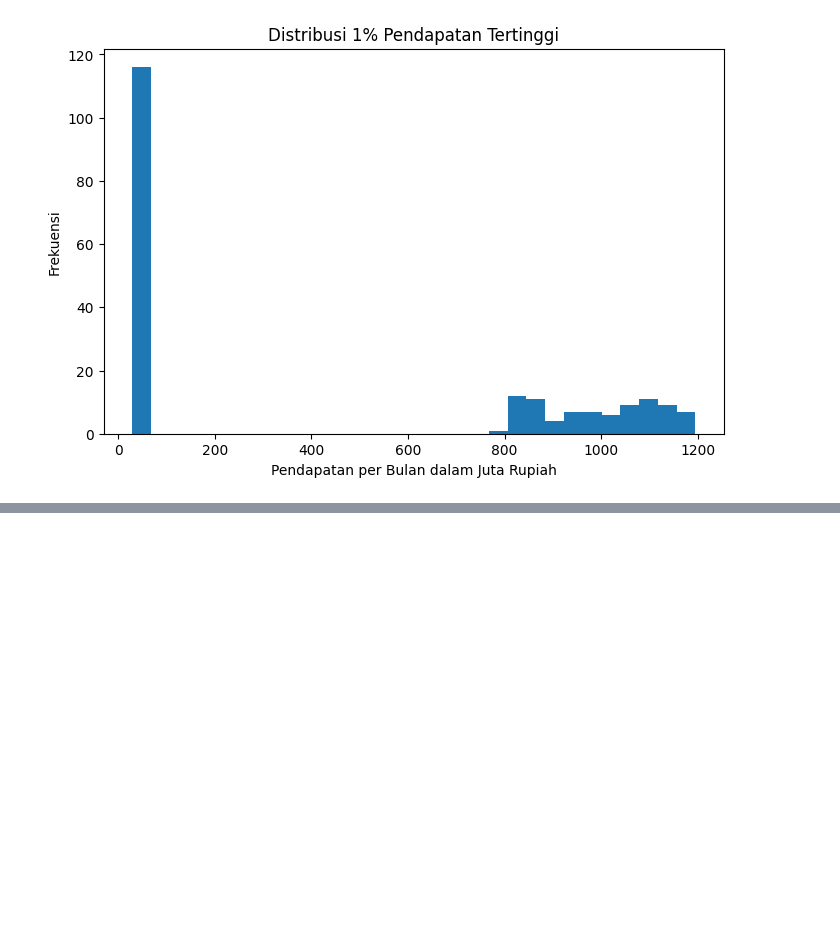
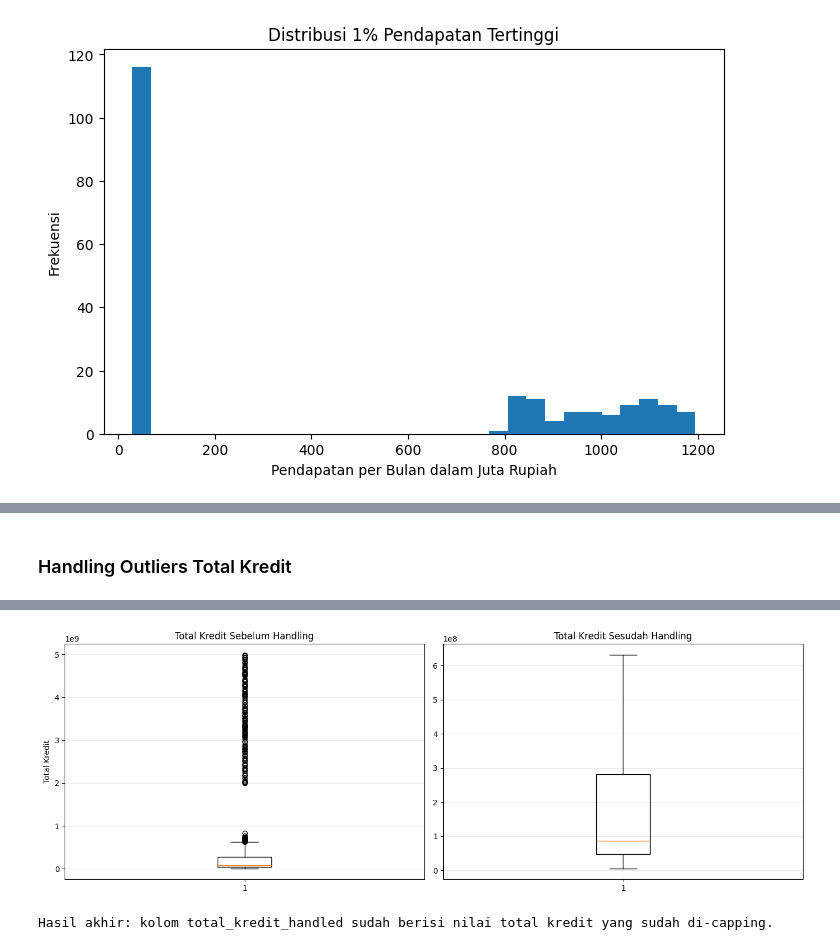
Before and after one commit to andikadibyaa/bflp-python, a Jupyter notebook: Sesi 2 - 10 JUN - Sesi EDA.ipynb, the cells around one changed output, grey strips where cells are left out. Drawn from its saved outputs; the diff is of its cells as text; code cells hidden in the pictures; blank space fills up the shorter version.

Commit message:
add: outliers for other variables

```diff
--- a/Sesi 2 - 10 JUN - Sesi EDA.ipynb
+++ b/Sesi 2 - 10 JUN - Sesi EDA.ipynb
@@ -1026,0 +1052,5 @@ plt.show()
+# %%
+df["rasio_hitung_ulang"] = (
+    df["cicilan_per_bula"] /
+    df["pendapatan_per_b"]
+)
@@ -1026,0 +1102,62 @@ plt.show()
+# %% [markdown]
+### Handling Outliers Total Kredit
+# %%
+import numpy as np
+import pandas as pd
+import matplotlib.pyplot as plt
+
+kolom = "total_kredit"
+
+print("Langkah 1: cek ringkasan awal total kredit")
+ringkasan_awal = df[kolom].describe()
+print(ringkasan_awal)
+
+print("\nLangkah 2: hitung batas outlier dengan metode IQR")
+q1 = df[kolom].quantile(0.25)
+q3 = df[kolom].quantile(0.75)
+iqr = q3 - q1
+batas_bawah = q1 - 1.5 * iqr
+batas_atas = q3 + 1.5 * iqr
+
+print(f"Q1         : {q1:.2f}")
+print(f"Q3         : {q3:.2f}")
+print(f"IQR        : {iqr:.2f}")
+print(f"Batas bawah: {batas_bawah:.2f}")
+print(f"Batas atas : {batas_atas:.2f}")
+
+print("\nLangkah 3: hitung jumlah data outlier")
+mask_outlier = (df[kolom] < batas_bawah) | (df[kolom] > batas_atas)
+jumlah_outlier = int(mask_outlier.sum())
+persen_outlier = jumlah_outlier / df[kolom].notna().sum() * 100
+print(f"Jumlah outlier: {jumlah_outlier}")
+print(f"Persentase outlier: {persen_outlier:.2f}%")
+
+print("\nContoh 10 data outlier terbesar:")
+print(df.loc[mask_outlier, [kolom]].sort_values(kolom, ascending=False).head(10))
+
+print("\nLangkah 4: handling outlier dengan capping/winsorizing")
+df["total_kredit_handled"] = df[kolom].clip(lower=batas_bawah, upper=batas_atas)
+
+print("\nLangkah 5: bandingkan ringkasan sebelum dan sesudah handling")
+perbandingan = pd.DataFrame({
+    "sebelum": df[kolom].describe(),
+    "sesudah": df["total_kredit_handled"].describe(),
+})
+print(perbandingan)
+
+print("\nLangkah 6: visualisasi boxplot sebelum dan sesudah")
+fig, axes = plt.subplots(1, 2, figsize=(14, 5))
+axes[0].boxplot(df[kolom].dropna(), vert=True)
+axes[0].set_title("Total Kredit Sebelum Handling")
+axes[0].set_ylabel("Total Kredit")
+axes[0].grid(axis="y", alpha=0.3)
+
+axes[1].boxplot(df["total_kredit_handled"].dropna(), vert=True)
+axes[1].set_title("Total Kredit Sesudah Handling")
+axes[1].grid(axis="y", alpha=0.3)
+
+plt.tight_layout()
+plt.show()
+
+print("\nHasil akhir: kolom total_kredit_handled sudah berisi nilai total kredit yang sudah di-capping.")
+# %% [output]
@@ -1026,0 +1181,2 @@ plt.show()
+[figure, added]
+Hasil akhir: kolom total_kredit_handled sudah berisi nilai total kredit yang sudah di-capping.
```
Also changed, not shown: parts of 24 cells of this notebook.
